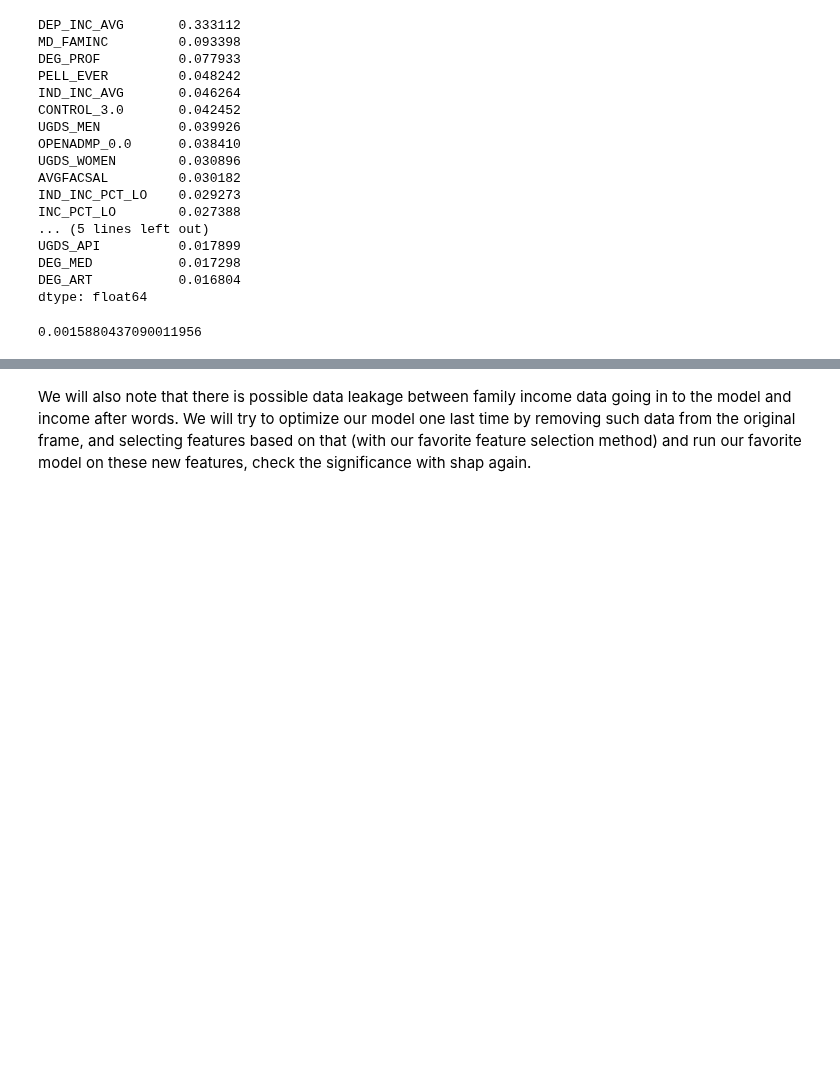
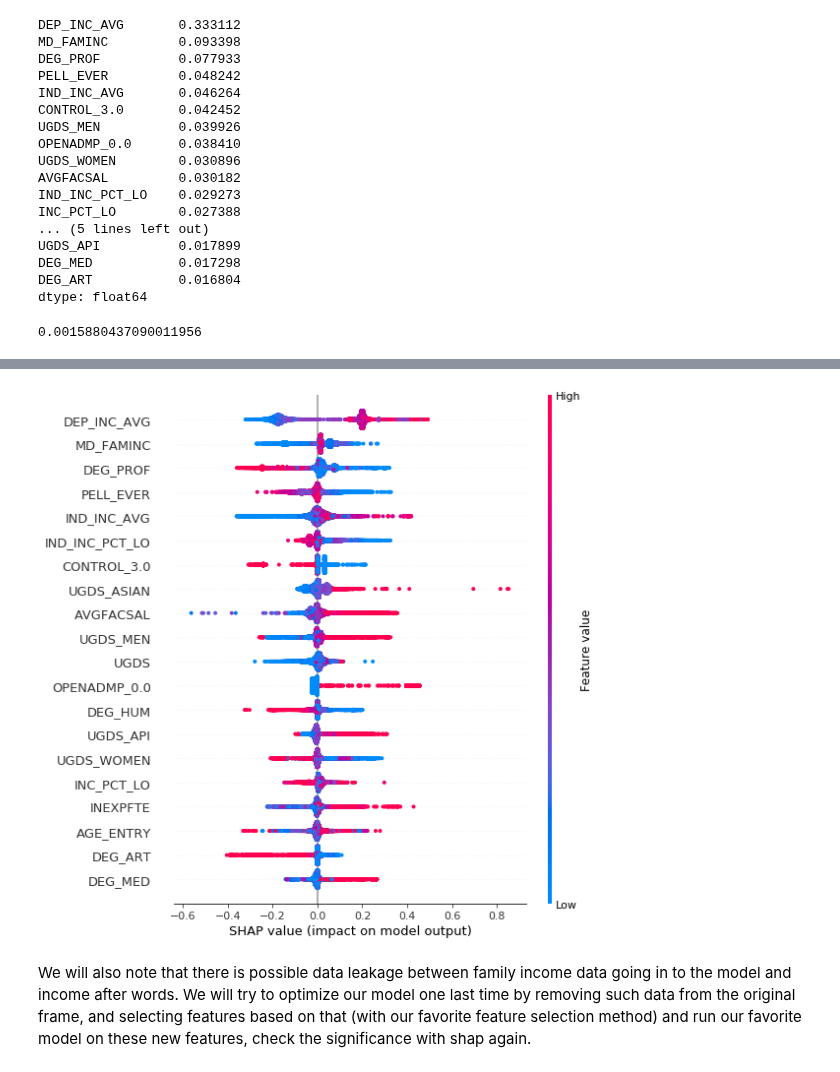
Before and after one commit to jeswan/post-secondary-education, a Jupyter notebook: tuning.ipynb, the cells around one changed output, grey strips where cells are left out. Drawn from its saved outputs; the diff is of its cells as text; code cells hidden in the pictures; blank space fills up the shorter version.

```diff
--- a/tuning.ipynb
+++ b/tuning.ipynb
@@ -370,3 +401,7 @@ model.shap_summary_plot_for_Trees(rf, x_train)
+# %%
+model.shap_summary_plot_for_Trees(rf, x_train)
+# %% [output]
+[figure, added]
 # %% [markdown]
  We will also note that there is possible data leakage between family income data going in to the model and income after words. We will try to optimize our model one last time by removing such data from the original frame, and selecting features based on that (with our favorite feature selection method) and run our favorite model on these new features, check the significance with shap again.
 # %%
```
Also changed, not shown: parts of 8 cells of this notebook.
